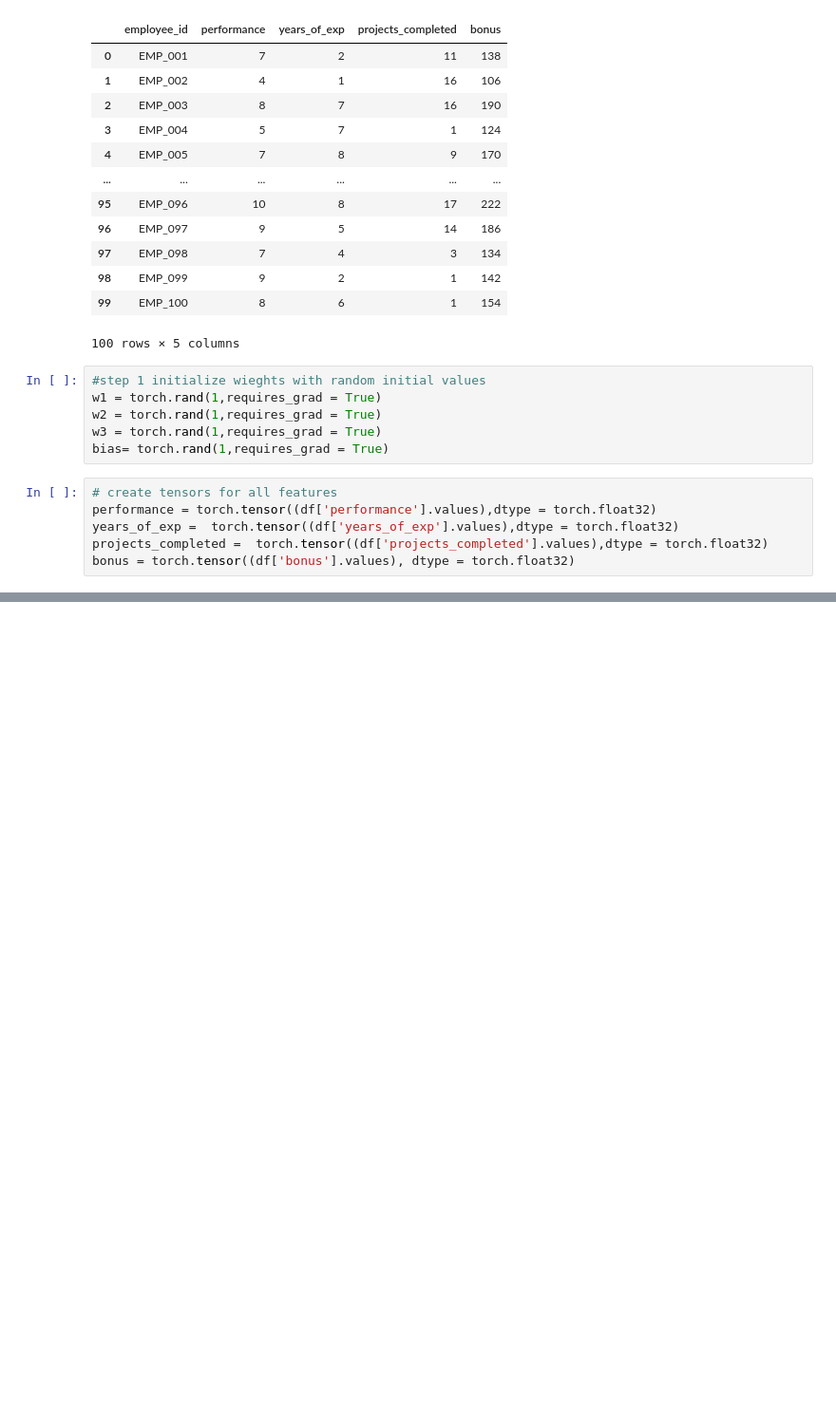
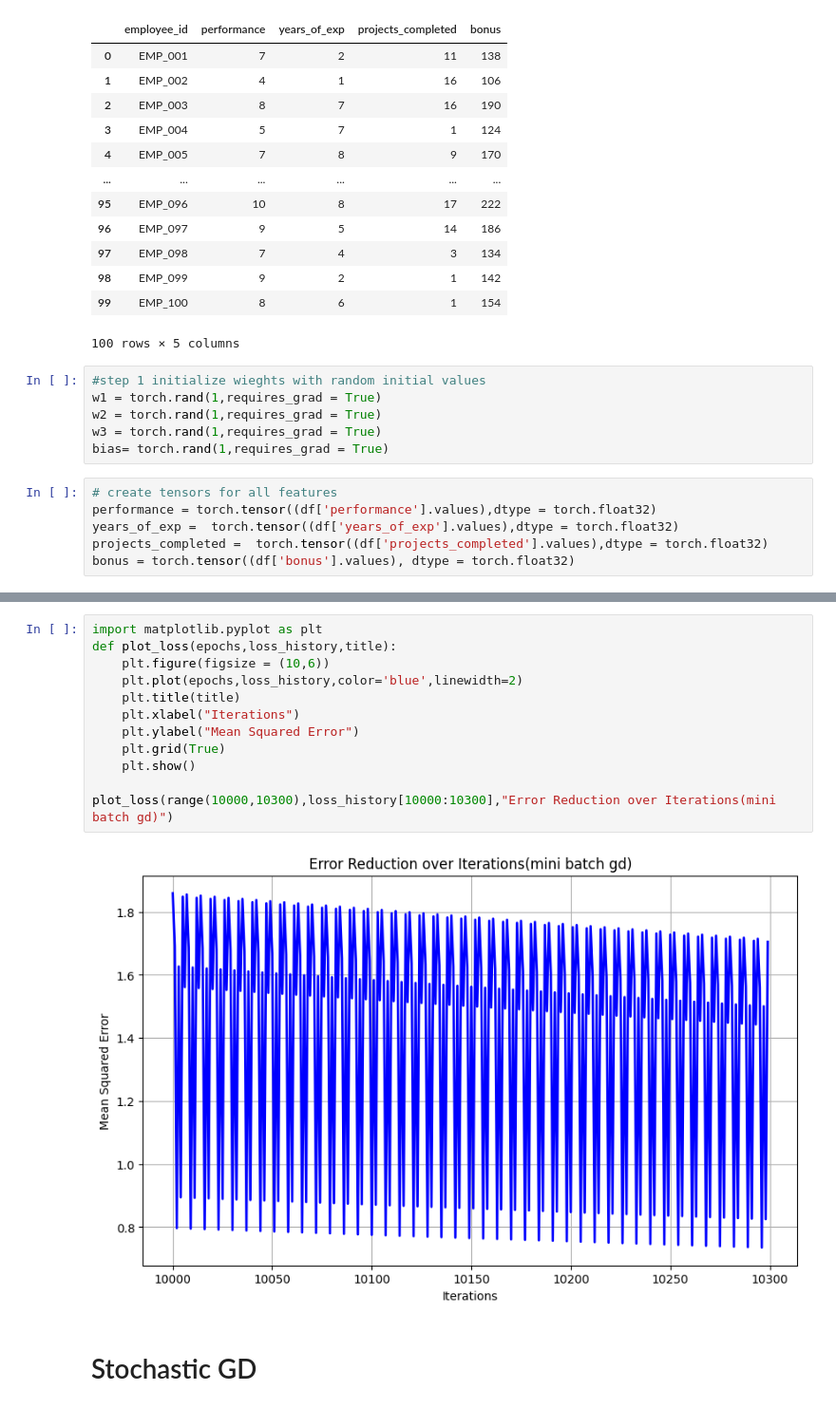
Before and after one commit to PradeepSomannavar/DeepLearning, a Jupyter notebook: minibatch_gd.ipynb, the cells around one changed output, grey strips where cells are left out. Shown at 95% size. Drawn from its saved outputs; the diff is of its cells as text; blank space fills up the shorter version.

Commit message:
added graphs for Mini Batch GD and SGD

```diff
--- a/minibatch_gd.ipynb
+++ b/minibatch_gd.ipynb
@@ -86,0 +87,16 @@ Epoch[5000/4999], Loss : 0.00
+# %%
+import matplotlib.pyplot as plt
+def plot_loss(epochs,loss_history,title):
+    plt.figure(figsize = (10,6))
+    plt.plot(epochs,loss_history,color='blue',linewidth=2)
+    plt.title(title)
+    plt.xlabel("Iterations")
+    plt.ylabel("Mean Squared Error")
+    plt.grid(True)
+    plt.show()
+
+plot_loss(range(10000,10300),loss_history[10000:10300],"Error Reduction over Iterations(mini batch gd)")
+# %% [output]
+[figure, added]
+# %% [markdown]
+# Stochastic GD
```
Also changed, not shown: parts of 3 cells of this notebook, 1 other file.
